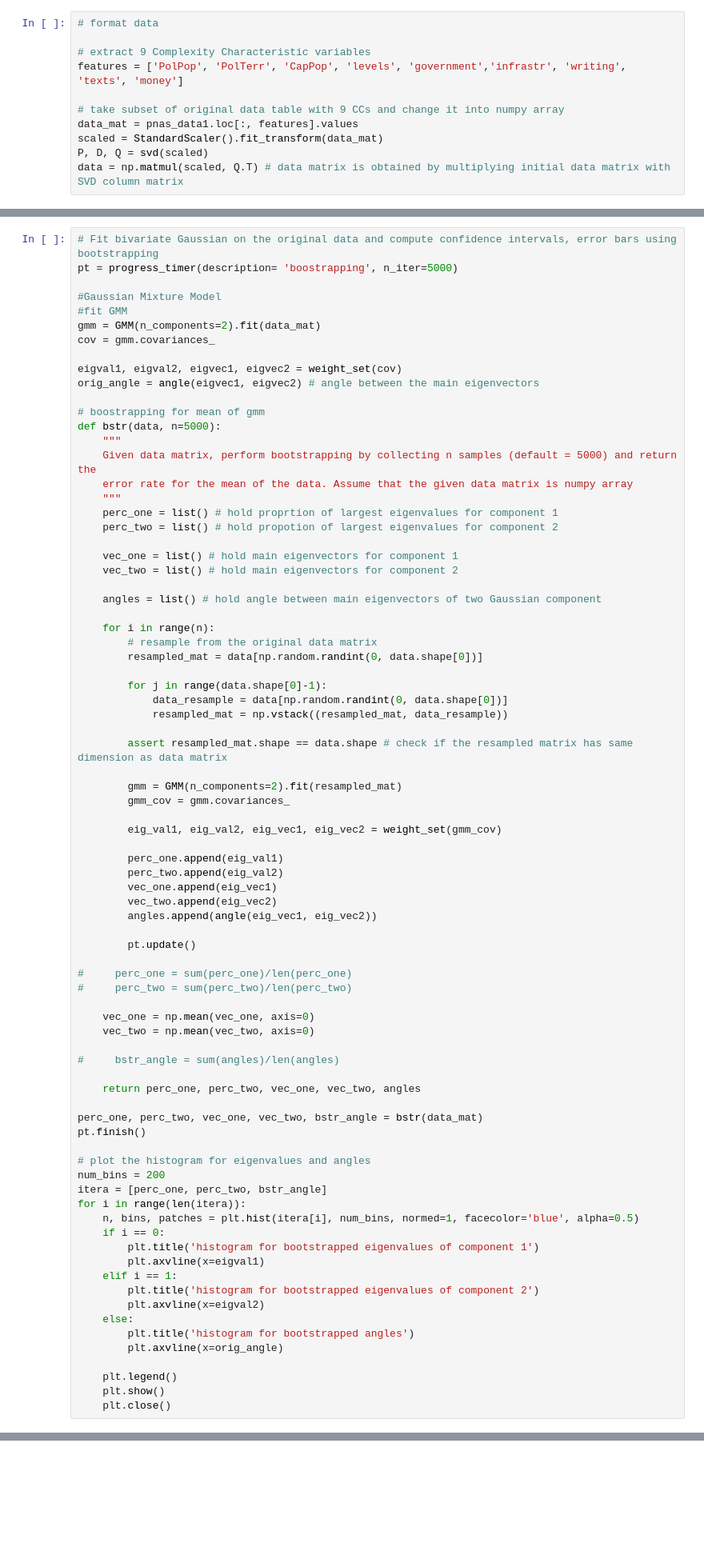
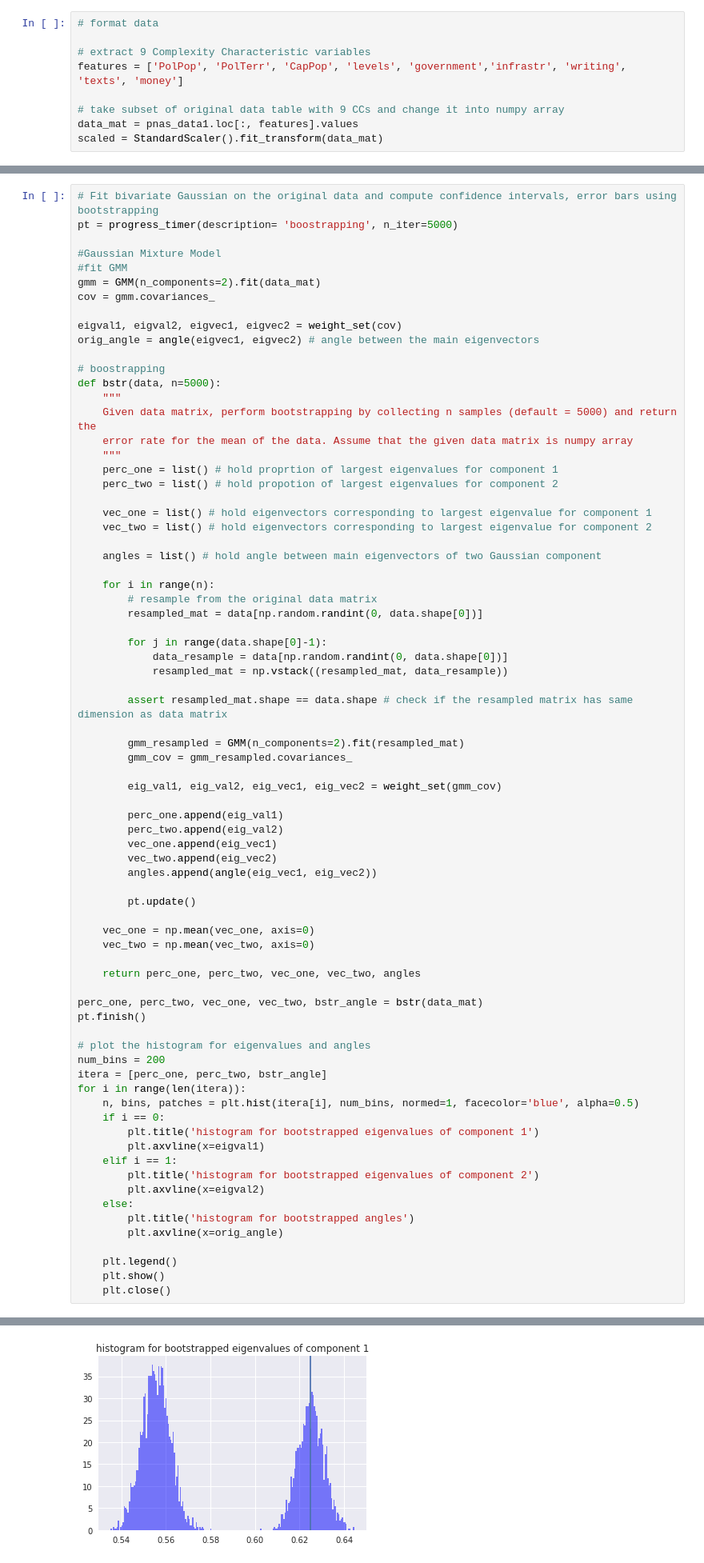
Before and after one commit to jaewshin/turchin, a Jupyter notebook: jupyter/bootstrap.ipynb, the cells around one changed output, grey strips where cells are left out. Shown: that part at 80% size. Drawn from its saved outputs; the diff is of its cells as text; blank space fills up the shorter version.

```diff
--- a/jupyter/bootstrap.ipynb
+++ b/jupyter/bootstrap.ipynb
@@ -22,5 +23,3 @@ features = ['PolPop', 'PolTerr', 'CapPop', 'levels', 'government','infrastr', 'w
 # take subset of original data table with 9 CCs and change it into numpy array
 data_mat = pnas_data1.loc[:, features].values
 scaled = StandardScaler().fit_transform(data_mat)
-P, D, Q = svd(scaled)
-data = np.matmul(scaled, Q.T) # data matrix is obtained by multiplying initial data matrix with SVD column matrix
@@ -147,7 +144,7 @@ cov = gmm.covariances_
 eigval1, eigval2, eigvec1, eigvec2 = weight_set(cov)
 orig_angle = angle(eigvec1, eigvec2) # angle between the main eigenvectors
 
-# boostrapping for mean of gmm
+# boostrapping
 def bstr(data, n=5000):
     """
     Given data matrix, perform bootstrapping by collecting n samples (default = 5000) and return the
@@ -156,8 +153,8 @@ def bstr(data, n=5000):
     perc_one = list() # hold proprtion of largest eigenvalues for component 1
     perc_two = list() # hold propotion of largest eigenvalues for component 2
 
-    vec_one = list() # hold main eigenvectors for component 1
-    vec_two = list() # hold main eigenvectors for component 2
+    vec_one = list() # hold eigenvectors corresponding to largest eigenvalue for component 1
+    vec_two = list() # hold eigenvectors corresponding to largest eigenvalue for component 2
 
     angles = list() # hold angle between main eigenvectors of two Gaussian component
 
@@ -171,8 +168,8 @@ def bstr(data, n=5000):
 
         assert resampled_mat.shape == data.shape # check if the resampled matrix has same dimension as data matrix
 
-        gmm = GMM(n_components=2).fit(resampled_mat)
-        gmm_cov = gmm.covariances_
+        gmm_resampled = GMM(n_components=2).fit(resampled_mat)
+        gmm_cov = gmm_resampled.covariances_
 
         eig_val1, eig_val2, eig_vec1, eig_vec2 = weight_set(gmm_cov)
 
@@ -184,13 +181,8 @@ def bstr(data, n=5000):
 
         pt.update()
 
-#     perc_one = sum(perc_one)/len(perc_one)
-#     perc_two = sum(perc_two)/len(perc_two)
-
     vec_one = np.mean(vec_one, axis=0)
     vec_two = np.mean(vec_two, axis=0)
-
-#     bstr_angle = sum(angles)/len(angles)
 
     return perc_one, perc_two, vec_one, vec_two, angles
 
@@ -215,3 +207,4 @@ for i in range(len(itera)):
     plt.legend()
     plt.show()
     plt.close()
+# %% [output]
@@ -217,0 +212 @@ for i in range(len(itera)):
+[figure, added]
```
Also changed, not shown: parts of 3 cells of this notebook, 1 other file.
